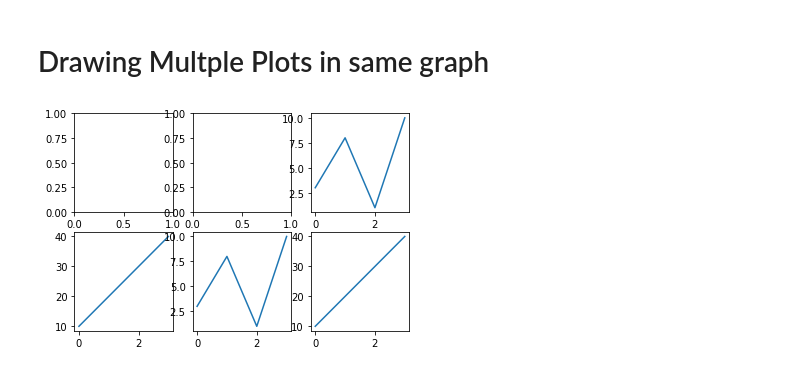
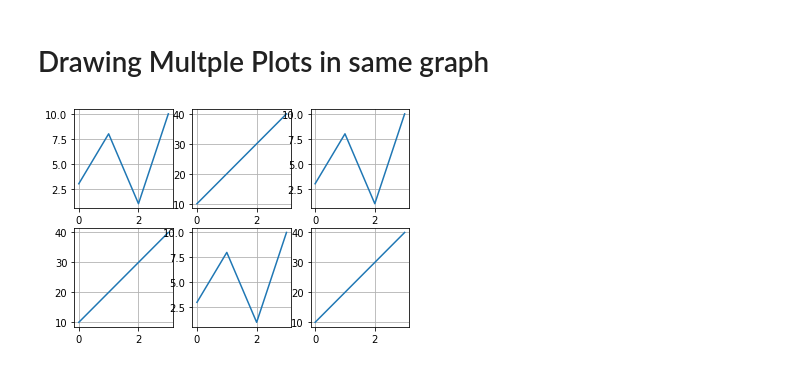
Before and after one commit to Taranathpoudel/Matplotlibrary, a Jupyter notebook: Subplots.ipynb, the cells around one changed output. Drawn from its saved outputs; the diff is of its cells as text; code cells hidden in the pictures.

```diff
--- a/Subplots.ipynb
+++ b/Subplots.ipynb
@@ -35,37 +35,45 @@ import numpy as np
 x = np.array([0, 1, 2, 3])
 y = np.array([3, 8, 1, 10])
 plt.subplot(2,3,1)
+plt.plot(x,y)
+plt.grid()
 
 # Graph 12
 x = np.array([0, 1, 2, 3])
 y = np.array([10, 20, 30, 40])
 plt.subplot(2,3,2)
+plt.plot(x,y)
+plt.grid()
 
 # Graph 13
 x = np.array([0, 1, 2, 3])
 y = np.array([3, 8, 1, 10])
 
 plt.subplot(2, 3, 3)
 plt.plot(x,y)
+plt.grid()
 
 x = np.array([0, 1, 2, 3])
 y = np.array([10, 20, 30, 40])
 
 plt.subplot(2, 3, 4)
 plt.plot(x,y)
+plt.grid()
 
 x = np.array([0, 1, 2, 3])
 y = np.array([3, 8, 1, 10])
 
 plt.subplot(2, 3, 5)
 plt.plot(x,y)
+plt.grid()
 
 x = np.array([0, 1, 2, 3])
 y = np.array([10, 20, 30, 40])
 
 plt.subplot(2, 3, 6)
 plt.plot(x,y)
+plt.grid()
 
 plt.show()
 # %% [output]
-[figure, old version]
+[figure, new version]
```
